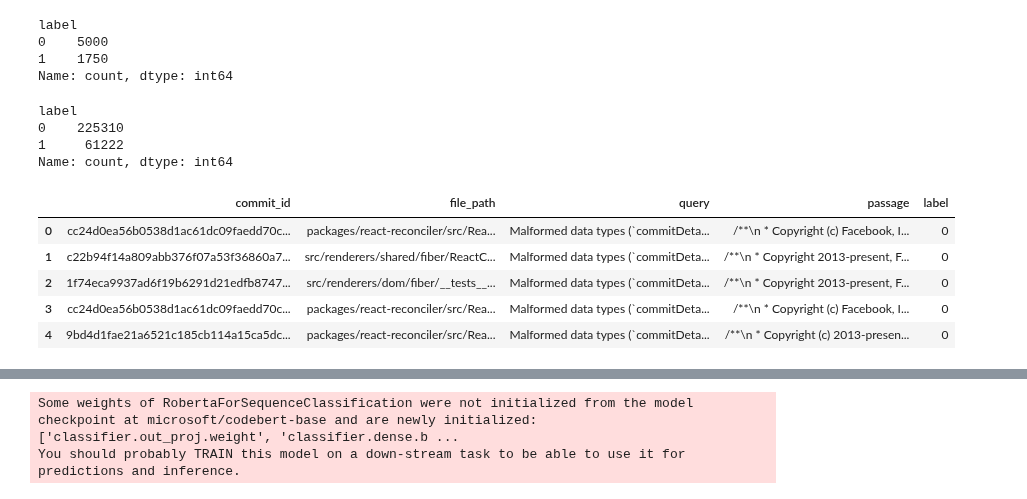
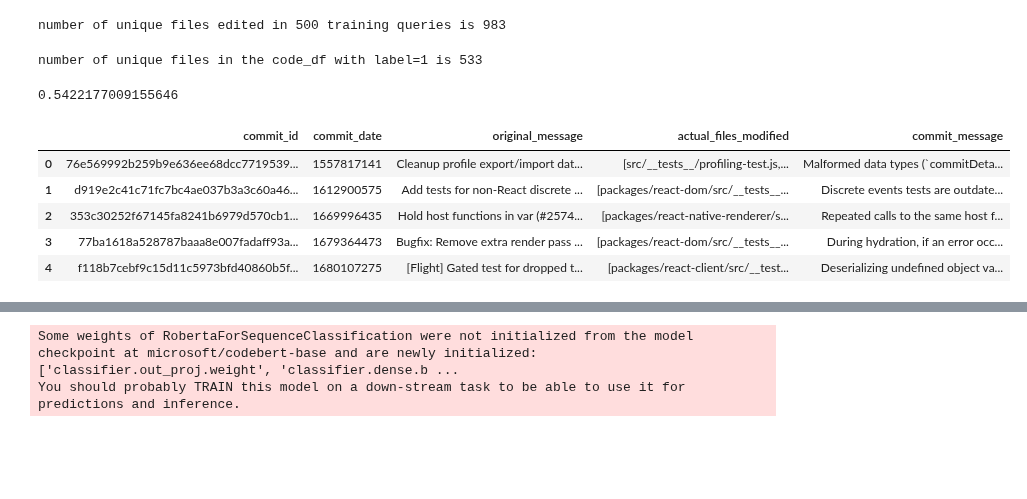
Before and after one commit to Siddharth-Gandhi/ds, a Jupyter notebook: notebooks/debug.ipynb, the cells around one changed output, grey strips where cells are left out. Cells and saved outputs as stored; diff of their text form; code cells hidden in the pictures; blank space fills up the shorter version.

```diff
--- a/notebooks/debug.ipynb
+++ b/notebooks/debug.ipynb
@@ -198,23 +410,28 @@ function resolveLocksOnRoot(root: FiberRoot, expirationTime: ExpirationTime) {
-# %%
-code_df.label.value_counts()
-# %% [output]
-label
-0    5000
-1    1750
-Name: count, dtype: int64
-# %%
-sub_df.label.value_counts()
-# %% [output]
-label
-0    225310
-1     61222
-Name: count, dtype: int64
+# %%
+train_df = pd.read_parquet('../gold/facebook_react/v2_facebook_react_gpt4_train.parquet')
+train_df = train_df.rename(columns={'commit_message': 'original_message', f'transformed_message_{args.openai_model}': 'commit_message'})
+res = []
+for arr in train_df.actual_files_modified.tolist():
+    res.extend(arr[:10])
+
+print(f'number of unique files edited in {train_df.commit_id.nunique()} training queries is {len(set(res))}')
+# %% [output]
+number of unique files edited in 500 training queries is 983
+# %%
+out = len(code_df[code_df['label'] == 1]['SR_file_path'].unique())
+print(f'number of unique files in the code_df with label=1 is {out}')
+# %% [output]
+number of unique files in the code_df with label=1 is 533
+# %%
+533/983 # % of files
+# %% [output]
+0.5422177009155646
 # %%
-df.head()
+train_df.head()
 # %% [output]
-|  | commit_id | file_path | query | passage | label |
-| 0 | cc24d0ea56b0538d1ac61dc09faedd70c... | packages/react-reconciler/src/Rea... | Malformed data types (`commitDeta... | /**\n * Copyright (c) Facebook, I... | 0 |
-| 1 | c22b94f14a809abb376f07a53f36860a7... | src/renderers/shared/fiber/ReactC... | Malformed data types (`commitDeta... | /**\n * Copyright 2013-present, F... | 0 |
-| 2 | 1f74eca9937ad6f19b6291d21edfb8747... | src/renderers/dom/fiber/__tests__... | Malformed data types (`commitDeta... | /**\n * Copyright 2013-present, F... | 0 |
-| 3 | cc24d0ea56b0538d1ac61dc09faedd70c... | packages/react-reconciler/src/Rea... | Malformed data types (`commitDeta... | /**\n * Copyright (c) Facebook, I... | 0 |
-| 4 | 9bd4d1fae21a6521c185cb114a15ca5dc... | packages/react-reconciler/src/Rea... | Malformed data types (`commitDeta... | /**\n * Copyright (c) 2013-presen... | 0 |
+|  | commit_id | commit_date | original_message | actual_files_modified | commit_message |
+| 0 | 76e569992b259b9e636ee68dcc7719539... | 1557817141 | Cleanup profile export/import dat... | [src/__tests__/profiling-test.js,... | Malformed data types (`commitDeta... |
+| 1 | d919e2c41c71fc7bc4ae037b3a3c60a46... | 1612900575 | Add tests for non-React discrete ... | [packages/react-dom/src/__tests__... | Discrete events tests are outdate... |
+| 2 | 353c30252f67145fa8241b6979d570cb1... | 1669996435 | Hold host functions in var (#2574... | [packages/react-native-renderer/s... | Repeated calls to the same host f... |
+| 3 | 77ba1618a528787baaa8e007fadaff93a... | 1679364473 | Bugfix: Remove extra render pass ... | [packages/react-dom/src/__tests__... | During hydration, if an error occ... |
+| 4 | f118b7cebf9c15d11c5973bfd40860b5f... | 1680107275 | [Flight] Gated test for dropped t... | [packages/react-client/src/__test... | Deserializing undefined object va... |
```
Also changed, not shown: parts of 36 cells of this notebook, 7 other files.
